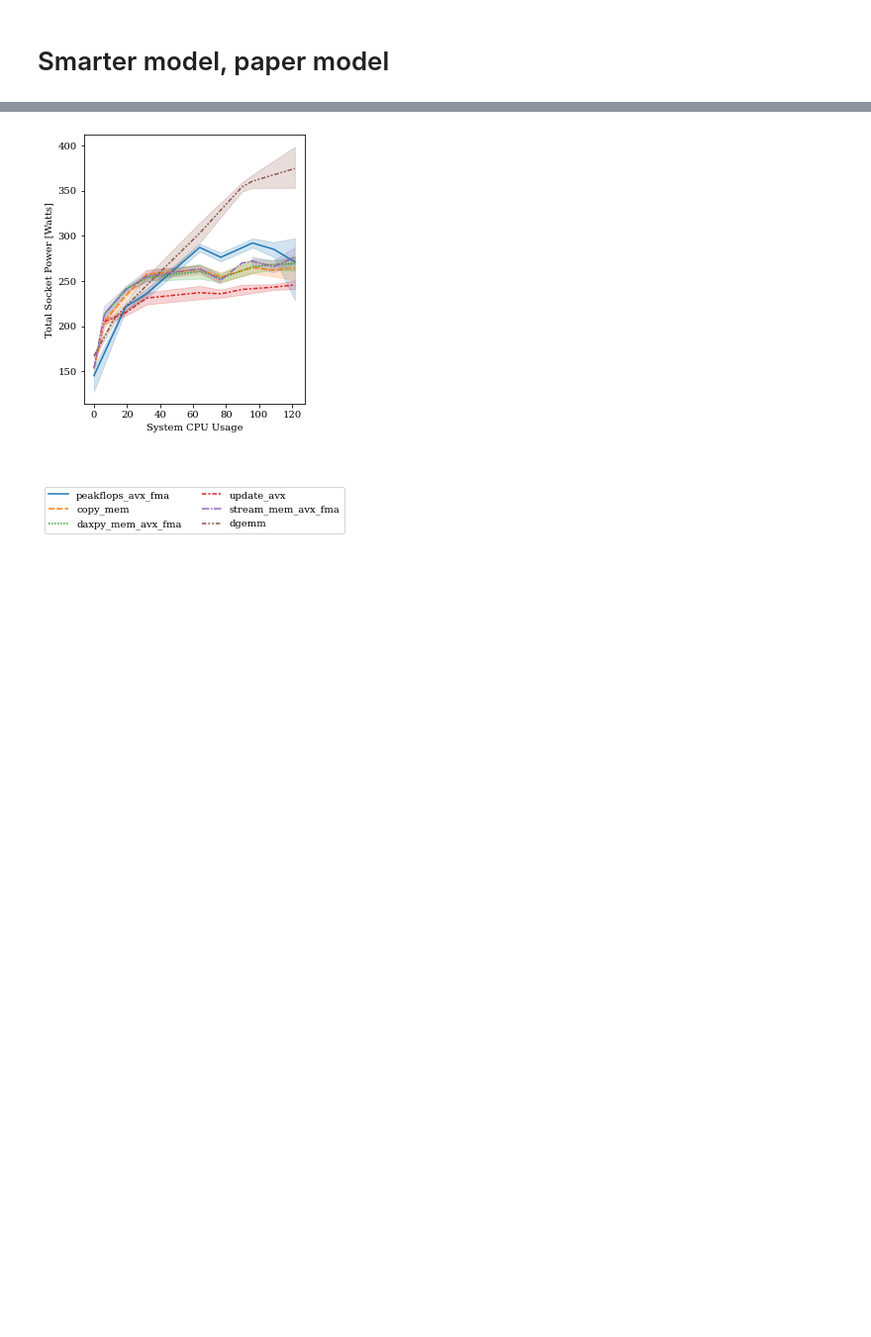
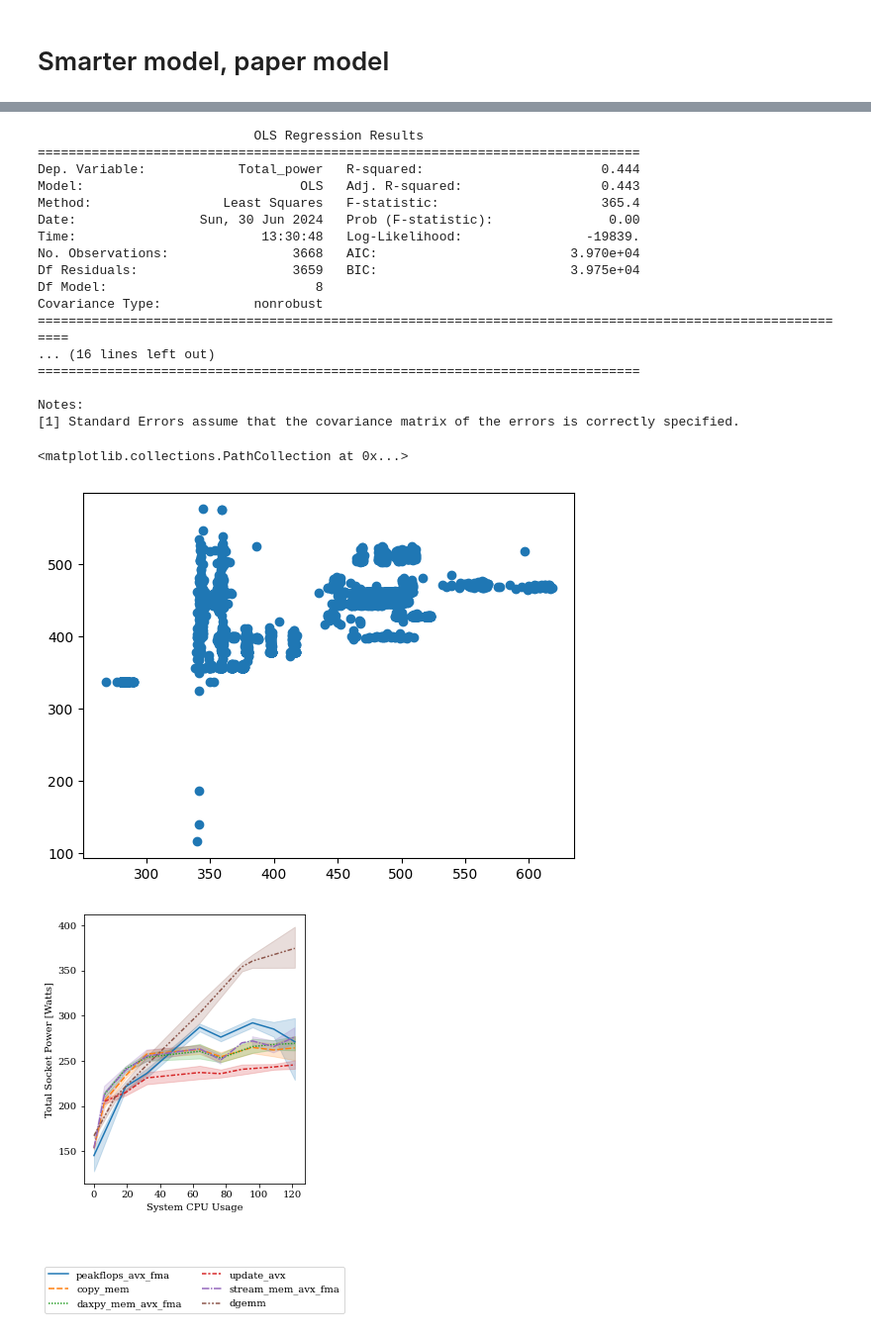
Before and after one commit to NiccoloTosato/PowerBenchmarks, a Jupyter notebook: final_plot_model.ipynb, the cells around one changed output, grey strips where cells are left out. Shown at 99% size. Drawn from its saved outputs; the diff is of its cells as text; code cells hidden in the pictures; blank space fills up the shorter version.

```diff
--- a/final_plot_model.ipynb
+++ b/final_plot_model.ipynb
@@ -130,40 +67,17 @@ Name: ProbabilityVectorJump, Length: 3465, dtype: float64
 # %%
-def load_df_list_train():
+def load_df_list():
     directory_list=["results_amd_1500"]
-
     df_list=list()
     for directory in directory_list:
         for filename in os.listdir(directory):
             if filename.endswith(".csv"):
                 try:
                     df = pd.read_csv(os.path.join(directory, filename))
-
-                    #get bench name
                     bench_name,cores=filename.split(".")[0].split("-")[1:]
                     df["name"]=bench_name
                     df["cores"]=int(cores)
-                    #df_list.append(df)
+                    df=merge_var(df.iloc[3:])
                     df_list.append(df)
                 except Exception as e:
                     print(e)
     return df_list
-
-def load_df_list_test():
-    directory_list=["results_amd_1500"]
-
-    df_list=list()
-    for directory in directory_list:
-        for filename in os.listdir(directory):
-            if filename.endswith(".csv"):
-                try:
-                    df = pd.read_csv(os.path.join(directory, filename))
-
-                    #get bench name
-                    bench_name,cores=filename.split(".")[0].split("-")[1:]
-                    df["name"]=bench_name
-                    df["cores"]=int(cores)
-                    #df_list.append(df)
-                    df_list.append(df)
-                except Exception as e:
-                    print(e)
-    return df_list
@@ -336,3 +257,37 @@ for source in ['total_power', 'total_socket']:
+# %%
+df_list_train= load_df_list()
+df = pd.concat(df_list_train)
+df["Total_power"]=df["PSUPower0"]+df["PSUPower1"]
+
+["ProbabilityScalarArithmetic",
+                   "ProbabilityScalarLogic", 	"ProbabilityScalarMemory",
+                   "ProbabilityVectorArithmetic", 	"ProbabilityVectorLogic",
+                   "ProbabilityVectorMemory", "ProbabilityBranch", "ProbabilityJump"]
+results = smf.ols('Total_power ~  np.log(1+ProbabilityScalarArithmetic) + ProbabilityScalarLogic + np.log(1+ProbabilityScalarMemory) + np.log(ProbabilityVectorArithmetic+1) + \
+                           ProbabilityVectorLogic + np.log(1+ProbabilityVectorMemory) + ProbabilityBranch + ProbabilityJump ',
+                  data=df).fit()
+print(results.summary())
+plt.scatter(df["Total_power"],results.predict(df))
+# %% [output]
+                            OLS Regression Results
+==============================================================================
+Dep. Variable:            Total_power   R-squared:                       0.444
+Model:                            OLS   Adj. R-squared:                  0.443
+Method:                 Least Squares   F-statistic:                     365.4
+Date:                Sun, 30 Jun 2024   Prob (F-statistic):               0.00
+Time:                        13:30:48   Log-Likelihood:                -19839.
+No. Observations:                3668   AIC:                         3.970e+04
+Df Residuals:                    3659   BIC:                         3.975e+04
+Df Model:                           8
+Covariance Type:            nonrobust
+===========================================================================================================
+... (16 lines left out)
+==============================================================================
+
+Notes:
+[1] Standard Errors assume that the covariance matrix of the errors is correctly specified.
+<matplotlib.collections.PathCollection at 0x...>
+[figure, added]
 # %%
 plt.rcParams["font.family"] = "DeJavu Serif"
 
```
Also changed, not shown: parts of 12 cells of this notebook.
